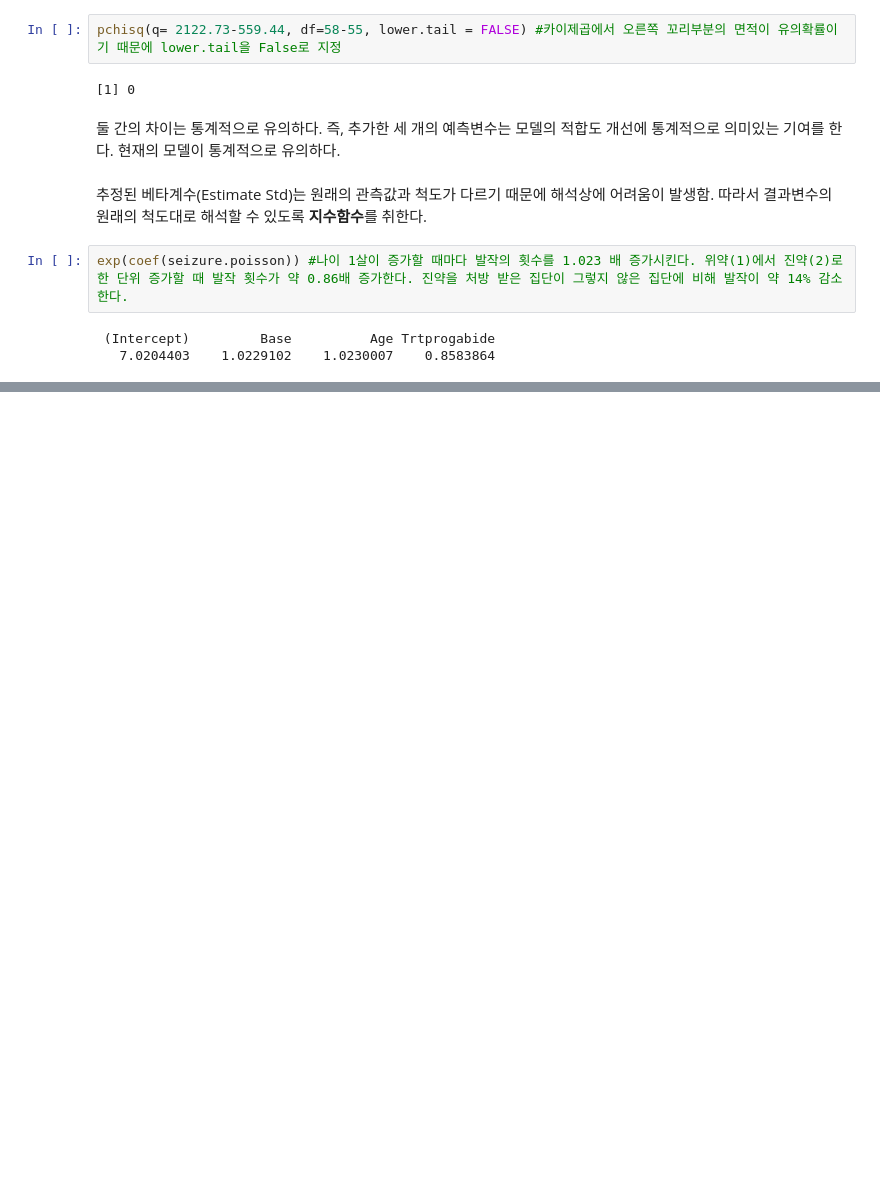
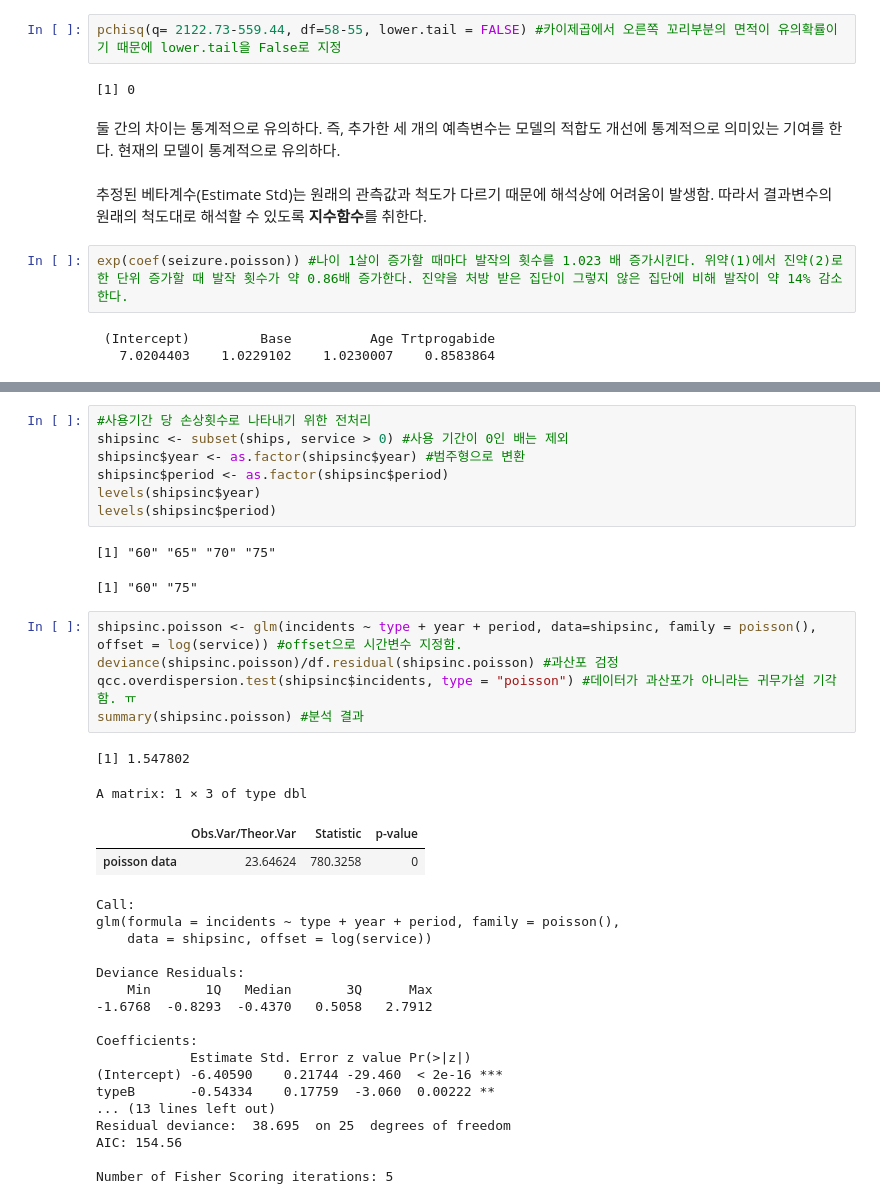
Before and after one commit to chldnjstjr/Regression-Analysis-Study, a Jupyter notebook: Poisson_Regression_Basic.ipynb, the cells around one changed output, grey strips where cells are left out. Drawn from its saved outputs; the diff is of its cells as text; blank space fills up the shorter version.

```diff
--- a/Poisson_Regression_Basic.ipynb
+++ b/Poisson_Regression_Basic.ipynb
@@ -141,0 +241,37 @@ exp(coef(seizure.poisson)) #나이 1살이 증가할 때마다 발작의 횟수
+# %%
+#사용기간 당 손상횟수로 나타내기 위한 전처리
+shipsinc <- subset(ships, service > 0) #사용 기간이 0인 배는 제외
+shipsinc$year <- as.factor(shipsinc$year) #범주형으로 변환
+shipsinc$period <- as.factor(shipsinc$period)
+levels(shipsinc$year)
+levels(shipsinc$period)
+# %% [output]
+[1] "60" "65" "70" "75"
+[1] "60" "75"
+# %%
+shipsinc.poisson <- glm(incidents ~ type + year + period, data=shipsinc, family = poisson(), offset = log(service)) #offset으로 시간변수 지정함.
+deviance(shipsinc.poisson)/df.residual(shipsinc.poisson) #과산포 검정
+qcc.overdispersion.test(shipsinc$incidents, type = "poisson") #데이터가 과산포가 아니라는 귀무가설 기각함. ㅠ
+summary(shipsinc.poisson) #분석 결과
+# %% [output]
+[1] 1.547802
+A matrix: 1 × 3 of type dbl
+|  | Obs.Var/Theor.Var | Statistic | p-value |
+| poisson data | 23.64624 | 780.3258 | 0 |
+Call:
+glm(formula = incidents ~ type + year + period, family = poisson(),
+    data = shipsinc, offset = log(service))
+
+Deviance Residuals:
+    Min       1Q   Median       3Q      Max
+-1.6768  -0.8293  -0.4370   0.5058   2.7912
+
+Coefficients:
+            Estimate Std. Error z value Pr(>|z|)
+(Intercept) -6.40590    0.21744 -29.460  < 2e-16 ***
+typeB       -0.54334    0.17759  -3.060  0.00222 **
+... (13 lines left out)
+Residual deviance:  38.695  on 25  degrees of freedom
+AIC: 154.56
+
+Number of Fisher Scoring iterations: 5
```
Also changed, not shown: parts of 14 cells of this notebook.
